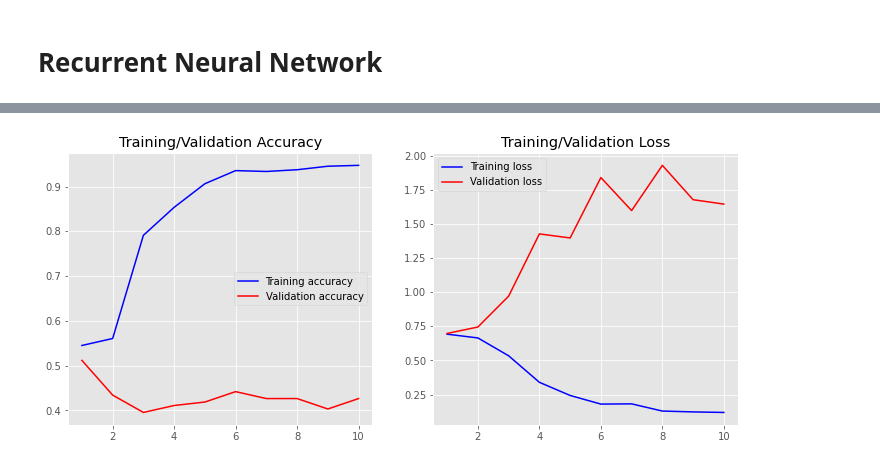
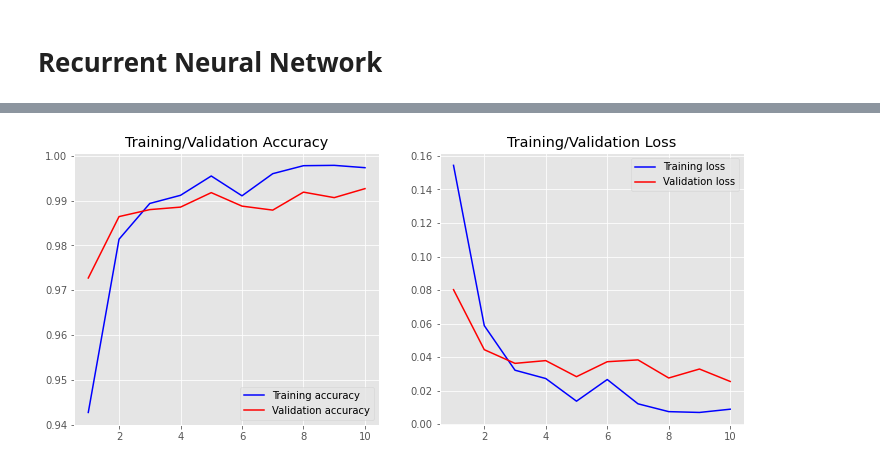
Before and after one commit to shoggart/final-project, a Jupyter notebook: final_project.ipynb, the cells around one changed output, grey strips where cells are left out. Cells and saved outputs as stored; diff of their text form; code cells hidden in the pictures.

```diff
--- a/final_project.ipynb
+++ b/final_project.ipynb
@@ -631,14 +737,9 @@ X_test = pad_sequences(X_test, padding='post', maxlen=maxlen)
 # %%
-embedding_dim = 100
-maxlen = 100
-
 model = Sequential()
-model.add(layers.Embedding(vocab_size, embedding_dim, input_length=maxlen))
+model.add(Embedding(vocab_size, output_dim=DIM, weights=[embedding_vectors], input_length=maxlen, trainable=True))
+model.add(layers.Conv1D(128, 5, activation='relu'))
+model.add(layers.MaxPooling1D())
 model.add(layers.Conv1D(128, 5, activation='relu'))
 model.add(layers.GlobalMaxPooling1D())
-model.add(layers.Dense(10, activation='relu'))
 model.add(layers.Dense(1, activation='sigmoid'))
-model.compile(optimizer='adam',
-              loss='binary_crossentropy',
-              metrics=['accuracy'])
-model.summary()
+model.compile(optimizer='adam', loss='binary_crossentropy', metrics=['acc'])
@@ -724,18 +787,0 @@ def create_model(num_filters, kernel_size, vocab_size, embedding_dim, maxlen):
-# %%
-epochs = 10
-embedding_dim = 50
-maxlen = 100
-
-param_grid = dict(num_filters=[32, 64, 128],
-                      kernel_size=[3, 5, 7],
-                      vocab_size=[vocab_size],
-                      embedding_dim=[embedding_dim],
-                      maxlen=[maxlen])
-model = KerasClassifier(build_fn=create_model,
-                            epochs=epochs, batch_size=10,
-                            verbose=False)
-grid = RandomizedSearchCV(estimator=model, param_distributions=param_grid,
-                              cv=4, verbose=False, n_iter=5)
-grid_result = grid.fit(X_train, y_train)
-
-test_accuracy = grid.score(X_test, y_test)
@@ -765,2 +789,0 @@ df.head()
-# %%
-X_train, X_test, y_train, y_test = train_test_split(df['article_content'], df['labels'], test_size = 0.2, random_state = 0)
@@ -810,8 +790,14 @@ test_sequences_padded = pad_sequences(test_sequences, maxlen=max_len)
+# %%
+model = Sequential()
+model.add(Embedding(vocab_size, output_dim=DIM, weights=[embedding_vectors], input_length=maxlen, trainable=False))
+model.add(LSTM(units=128))
+model.add(Dense(1, activation='sigmoid'))
+model.compile(optimizer='adam', loss='binary_crossentropy', metrics=['acc'])
 # %%
-history = model.fit(train_sequences_padded, y_train, batch_size=batch_size, epochs = 10, validation_split=0.2)
-loss, accuracy = model.evaluate(train_sequences_padded, y_train, verbose=False)
+history = model.fit(X_train, y_train, validation_split=0.25, epochs=10)
+loss, accuracy = model.evaluate(X_train, y_train, verbose=False)
 print("Training Accuracy: {:.4f}".format(accuracy))
-loss, accuracy = model.evaluate(test_sequences_padded, y_test, verbose=False)
+loss, accuracy = model.evaluate(X_test, y_test, verbose=False)
 print("Testing Accuracy:  {:.4f}".format(accuracy))
 plt_hist(history)
 # %% [output]
@@ -835 +821 @@ Testing Accuracy:  0.5342
-[figure, old version]
+[figure, new version]
```
Also changed, not shown: parts of 82 cells of this notebook.
